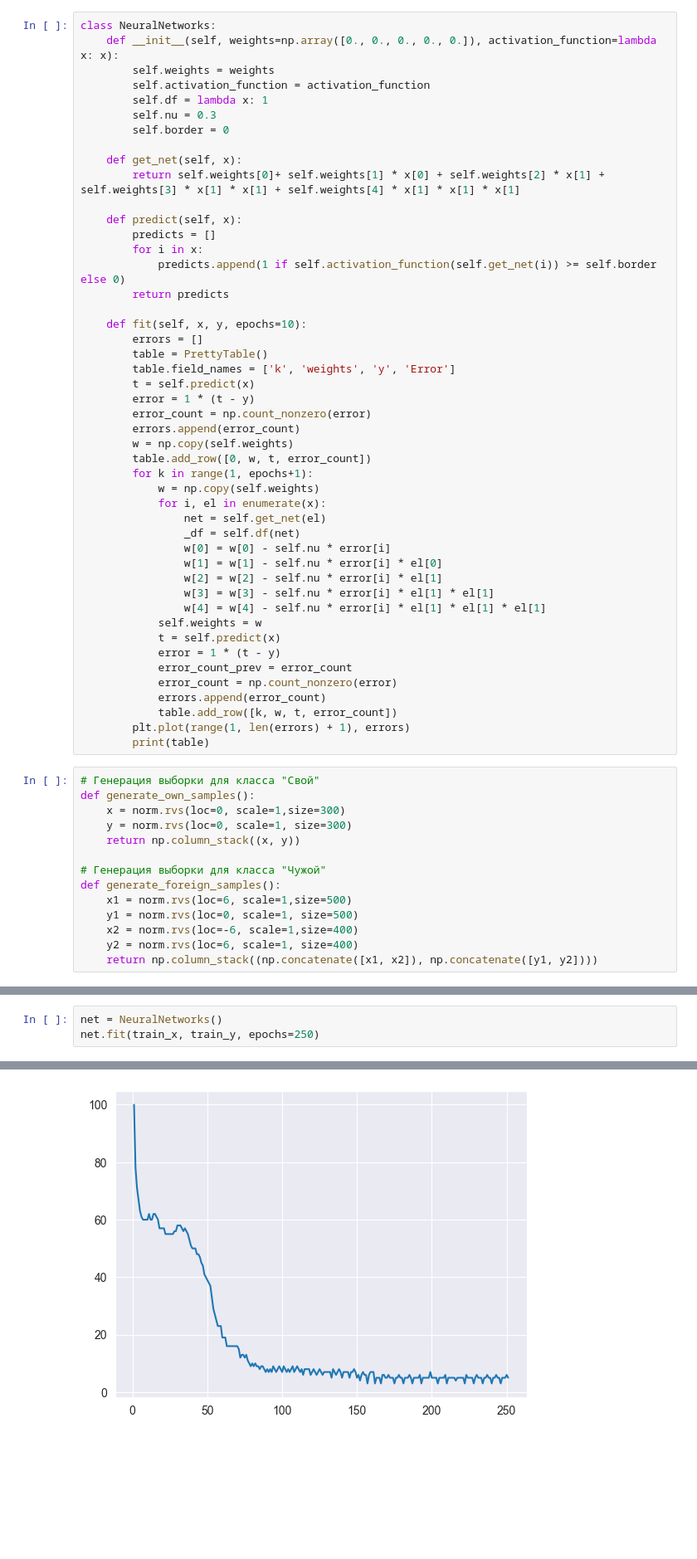
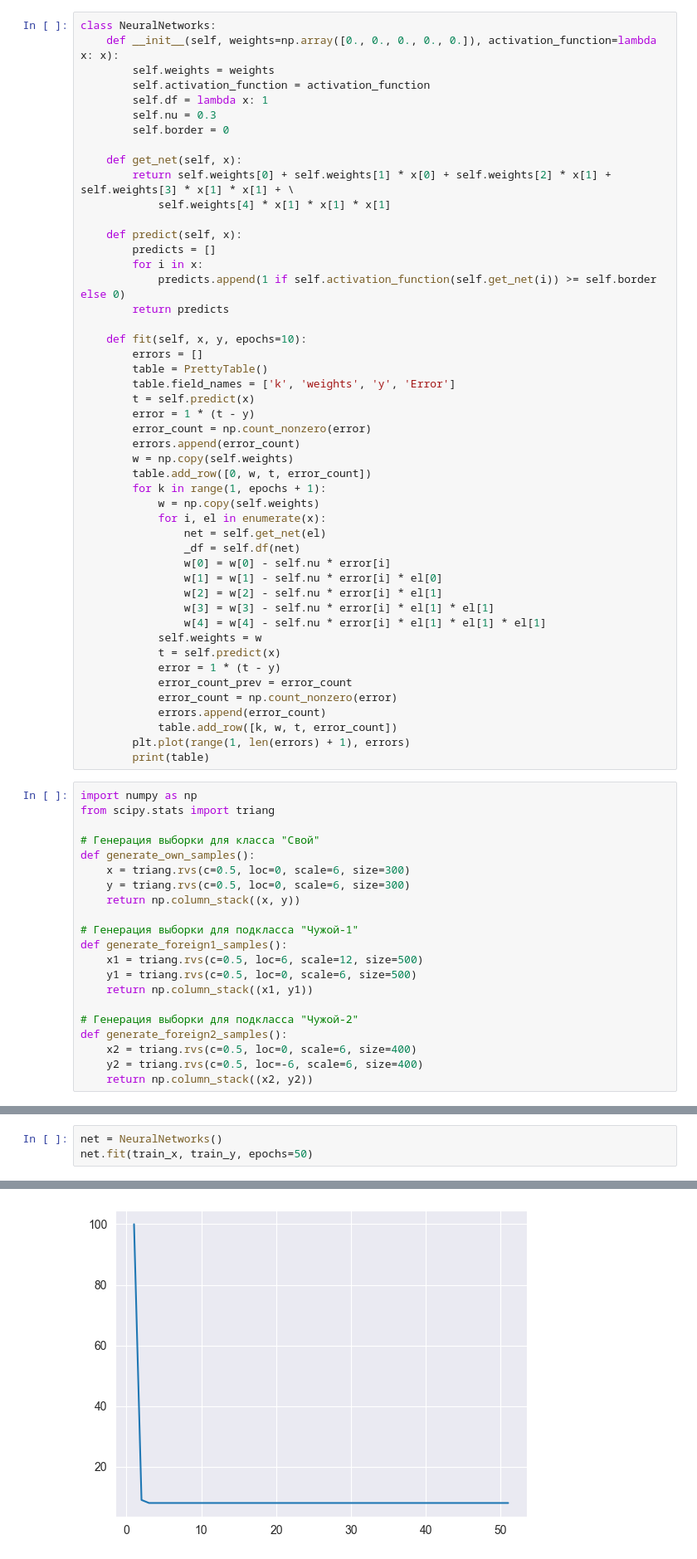
Before and after one commit to aaaaaaaalesha/09-authentication_methods_ml, a Jupyter notebook: 05-lab-ANN-nonlinear/lab5.ipynb, the cells around one changed output, grey strips where cells are left out. Shown: that part at 83% size. Drawn from its saved outputs; the diff is of its cells as text; blank space fills up the shorter version.

```diff
--- a/05-lab-ANN-nonlinear/lab5.ipynb
+++ b/05-lab-ANN-nonlinear/lab5.ipynb
@@ -15,7 +14,8 @@ class NeuralNetworks:
         self.border = 0
 
     def get_net(self, x):
-        return self.weights[0]+ self.weights[1] * x[0] + self.weights[2] * x[1] + self.weights[3] * x[1] * x[1] + self.weights[4] * x[1] * x[1] * x[1]
+        return self.weights[0] + self.weights[1] * x[0] + self.weights[2] * x[1] + self.weights[3] * x[1] * x[1] + \
+            self.weights[4] * x[1] * x[1] * x[1]
 
     def predict(self, x):
         predicts = []
@@ -33,7 +33,7 @@ class NeuralNetworks:
         errors.append(error_count)
         w = np.copy(self.weights)
         table.add_row([0, w, t, error_count])
-        for k in range(1, epochs+1):
+        for k in range(1, epochs + 1):
             w = np.copy(self.weights)
             for i, el in enumerate(x):
                 net = self.get_net(el)
@@ -53,19 +53,26 @@ class NeuralNetworks:
         plt.plot(range(1, len(errors) + 1), errors)
         print(table)
 # %%
+import numpy as np
+from scipy.stats import triang
+
 # Генерация выборки для класса "Свой"
 def generate_own_samples():
-    x = norm.rvs(loc=0, scale=1,size=300)
-    y = norm.rvs(loc=0, scale=1, size=300)
+    x = triang.rvs(c=0.5, loc=0, scale=6, size=300)
+    y = triang.rvs(c=0.5, loc=0, scale=6, size=300)
     return np.column_stack((x, y))
 
-# Генерация выборки для класса "Чужой"
-def generate_foreign_samples():
-    x1 = norm.rvs(loc=6, scale=1,size=500)
-    y1 = norm.rvs(loc=0, scale=1, size=500)
-    x2 = norm.rvs(loc=-6, scale=1,size=400)
-    y2 = norm.rvs(loc=6, scale=1, size=400)
-    return np.column_stack((np.concatenate([x1, x2]), np.concatenate([y1, y2])))
+# Генерация выборки для подкласса "Чужой-1"
+def generate_foreign1_samples():
+    x1 = triang.rvs(c=0.5, loc=6, scale=12, size=500)
+    y1 = triang.rvs(c=0.5, loc=0, scale=6, size=500)
+    return np.column_stack((x1, y1))
+
+# Генерация выборки для подкласса "Чужой-2"
+def generate_foreign2_samples():
+    x2 = triang.rvs(c=0.5, loc=0, scale=6, size=400)
+    y2 = triang.rvs(c=0.5, loc=-6, scale=6, size=400)
+    return np.column_stack((x2, y2))
 # %%
 # Визуализация выборок
 def plot_samples(own_samples, foreign_samples, k):
@@ -99,5 +106,5 @@ train_x = np.concatenate([train_x1, train_x2])
 train_y = np.concatenate([np.ones(100), np.zeros(100)])
 # %%
 net = NeuralNetworks()
-net.fit(train_x, train_y, epochs=250)
+net.fit(train_x, train_y, epochs=50)
 # %% [output]
@@ -121,3 +128,3 @@ net.fit(train_x, train_y, epochs=250)
-[figure, old version]
+[figure, new version]
 # %%
 k = [net.weights[0], net.weights[2], net.weights[3], net.weights[4]]
```
Also changed, not shown: parts of 5 cells of this notebook.
